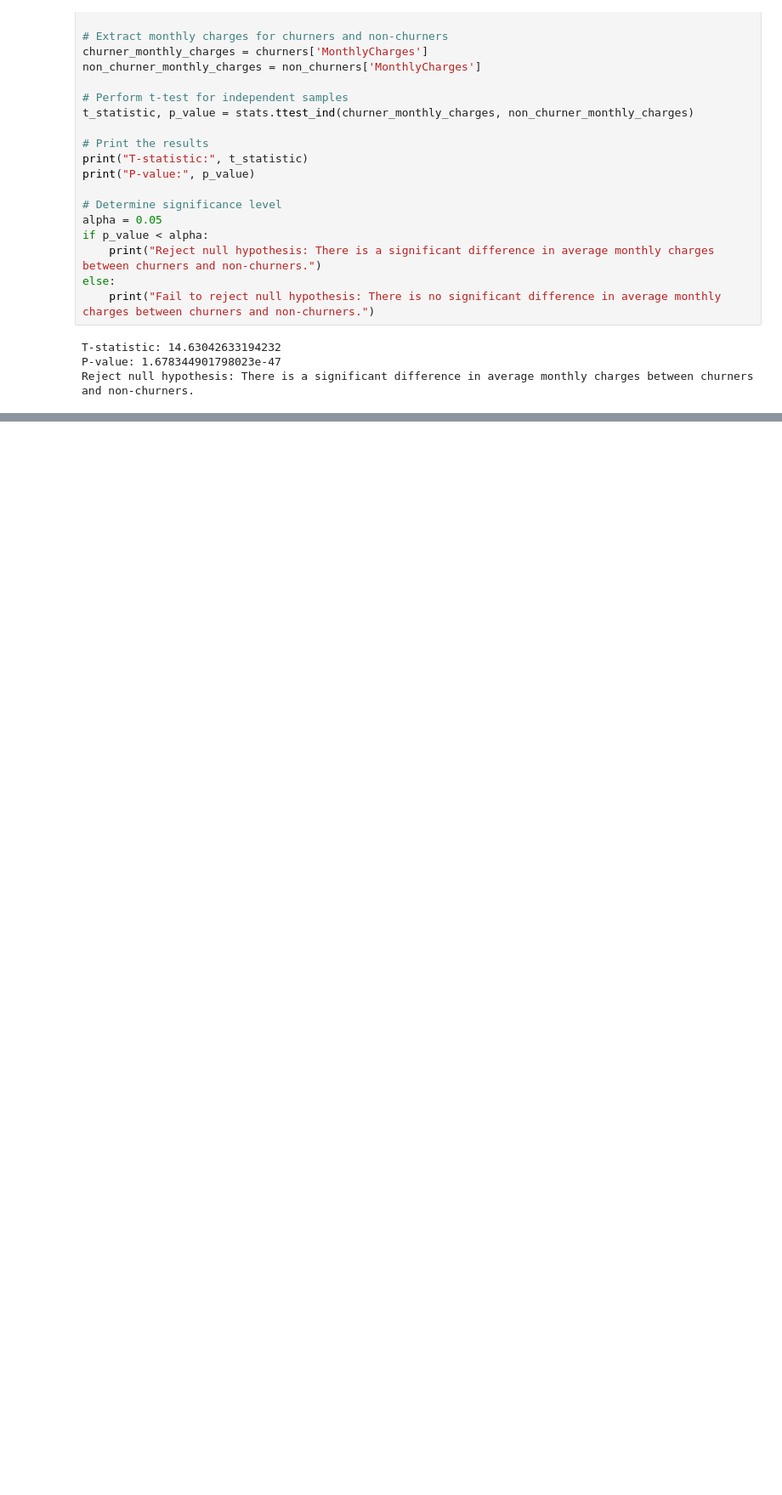
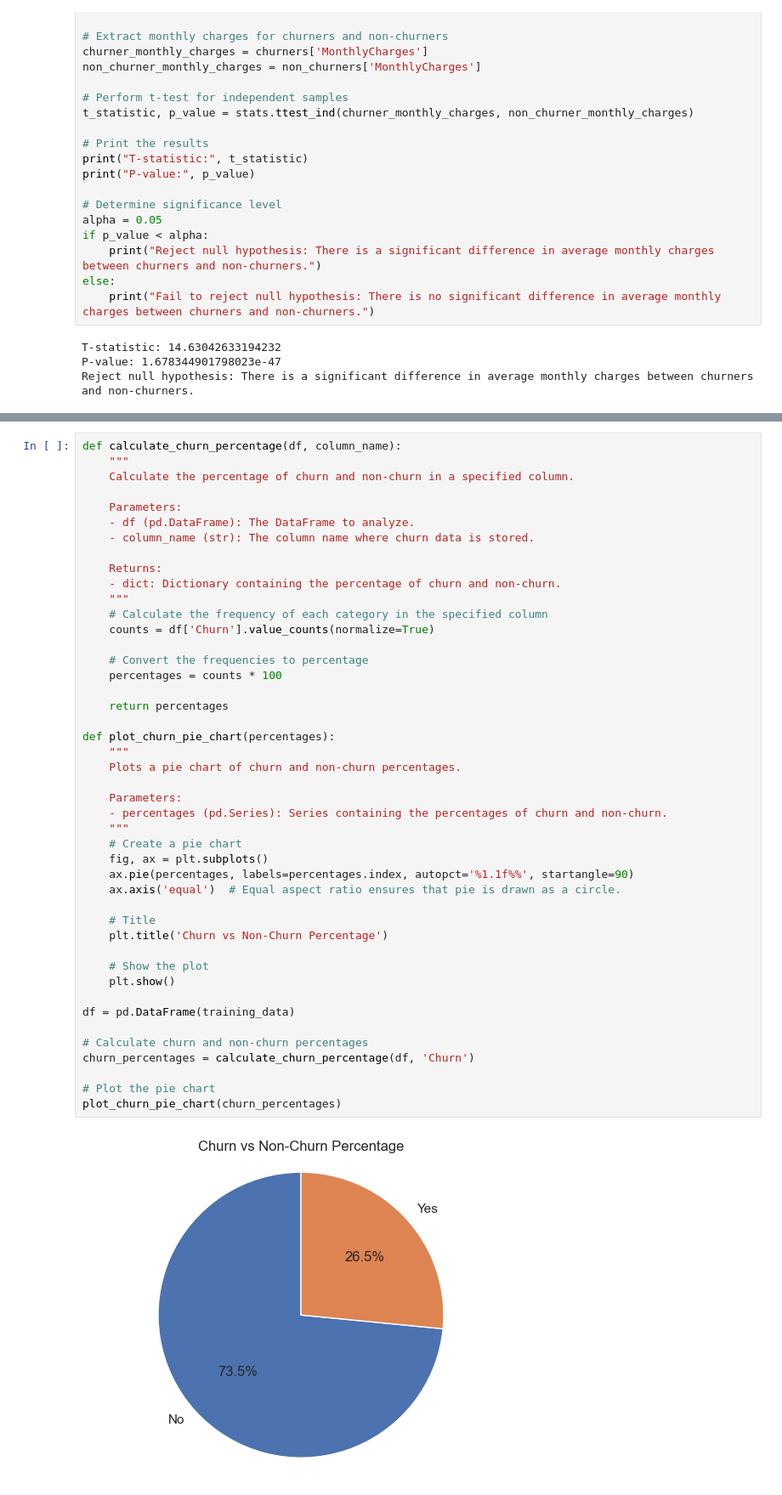
Before and after one commit to GeGe-K/Customer-Churn-Prediction, a Jupyter notebook: churn.ipynb, the cells around one changed output, grey strips where cells are left out. Shown: that part at 85% size. Drawn from its saved outputs; the diff is of its cells as text; blank space fills up the shorter version.

```diff
--- a/churn.ipynb
+++ b/churn.ipynb
@@ -959,0 +964,47 @@ Reject null hypothesis: There is a significant difference in average monthly cha
+# %%
+def calculate_churn_percentage(df, column_name):
+    """
+    Calculate the percentage of churn and non-churn in a specified column.
+
+    Parameters:
+    - df (pd.DataFrame): The DataFrame to analyze.
+    - column_name (str): The column name where churn data is stored.
+
+    Returns:
+    - dict: Dictionary containing the percentage of churn and non-churn.
+    """
+    # Calculate the frequency of each category in the specified column
+    counts = df['Churn'].value_counts(normalize=True)
+
+    # Convert the frequencies to percentage
+    percentages = counts * 100
+
+    return percentages
+
+def plot_churn_pie_chart(percentages):
+    """
+    Plots a pie chart of churn and non-churn percentages.
+
+    Parameters:
+    - percentages (pd.Series): Series containing the percentages of churn and non-churn.
+    """
+    # Create a pie chart
+    fig, ax = plt.subplots()
+    ax.pie(percentages, labels=percentages.index, autopct='%1.1f%%', startangle=90)
+    ax.axis('equal')  # Equal aspect ratio ensures that pie is drawn as a circle.
+
+    # Title
+    plt.title('Churn vs Non-Churn Percentage')
+
+    # Show the plot
+    plt.show()
+
+df = pd.DataFrame(training_data)
+
+# Calculate churn and non-churn percentages
+churn_percentages = calculate_churn_percentage(df, 'Churn')
+
+# Plot the pie chart
+plot_churn_pie_chart(churn_percentages)
+# %% [output]
+[figure, added]
```
Also changed, not shown: parts of 22 cells of this notebook.
